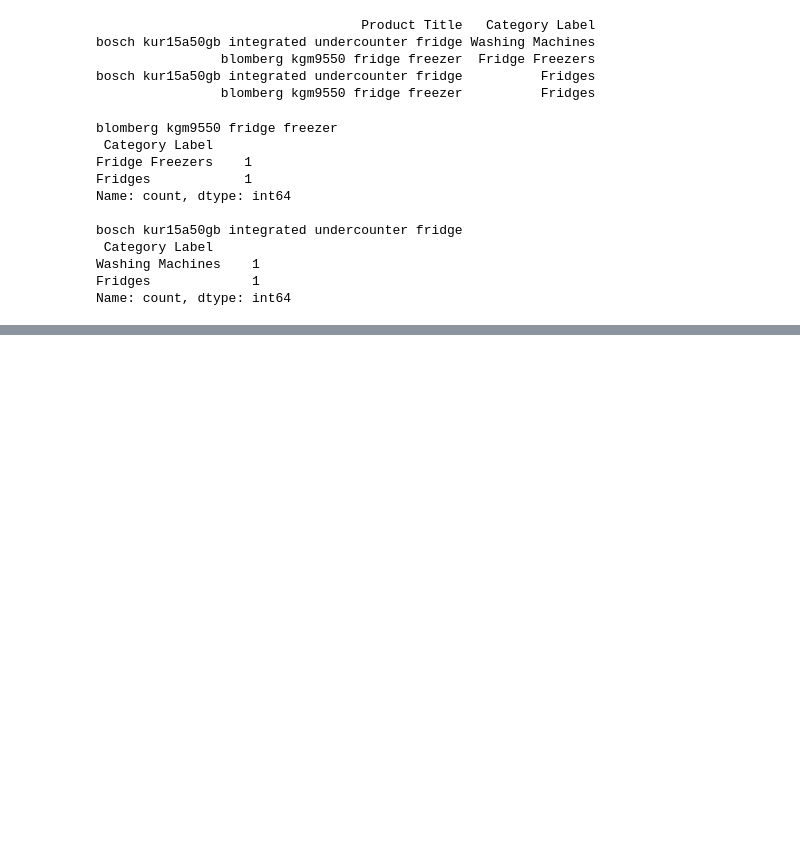
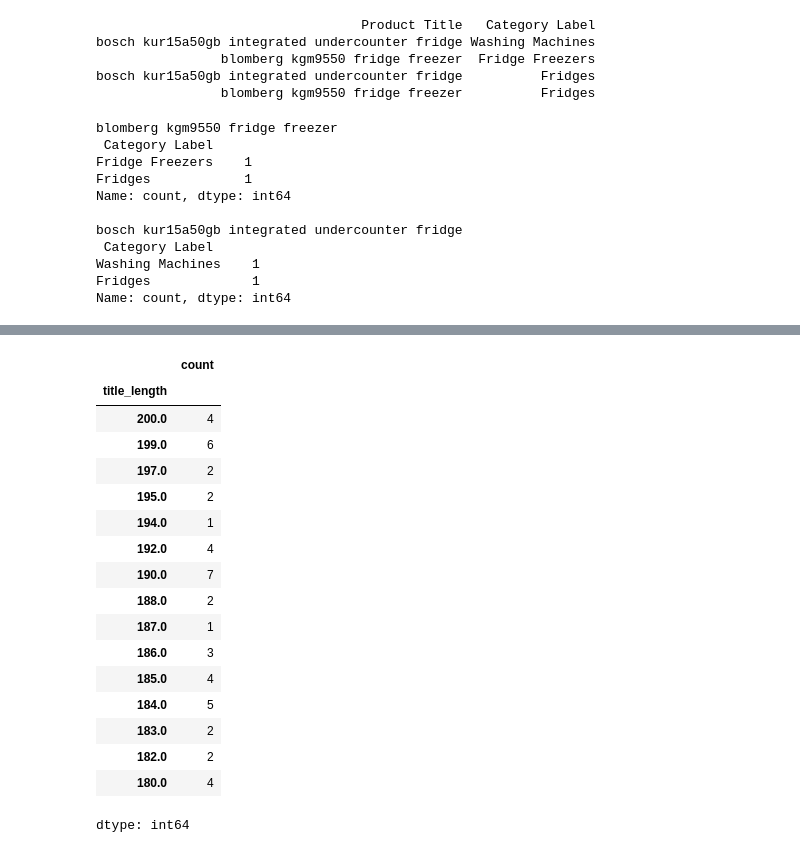
Before and after one commit to seadsejo/ml-final-task-category-prediction-model, a Jupyter notebook: task_analysis.ipynb, the cells around one changed output, grey strips where cells are left out. Cells and saved outputs as stored; diff of their text form; code cells hidden in the pictures; blank space fills up the shorter version.

```diff
--- a/task_analysis.ipynb
+++ b/task_analysis.ipynb
@@ -291,0 +375,21 @@ temp_df.loc[
+# %%
+df["title_length"].value_counts().sort_index(ascending=False).head(15)
+# %% [output]
+|  | count |
+| title_length |  |
+| 200.0 | 4 |
+| 199.0 | 6 |
+| 197.0 | 2 |
+| 195.0 | 2 |
+| 194.0 | 1 |
+| 192.0 | 4 |
+| 190.0 | 7 |
+| 188.0 | 2 |
+| 187.0 | 1 |
+| 186.0 | 3 |
+| 185.0 | 4 |
+| 184.0 | 5 |
+| 183.0 | 2 |
+| 182.0 | 2 |
+| 180.0 | 4 |
+dtype: int64
```
Also changed, not shown: parts of 9 cells of this notebook.
